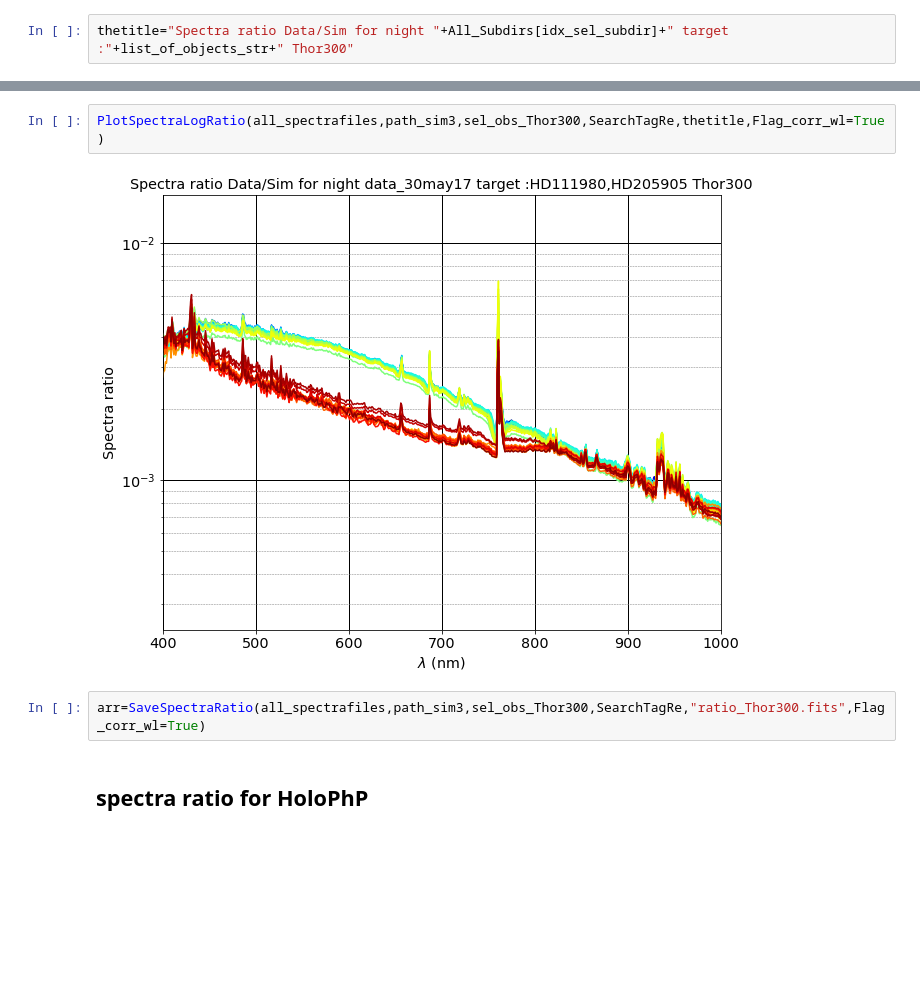
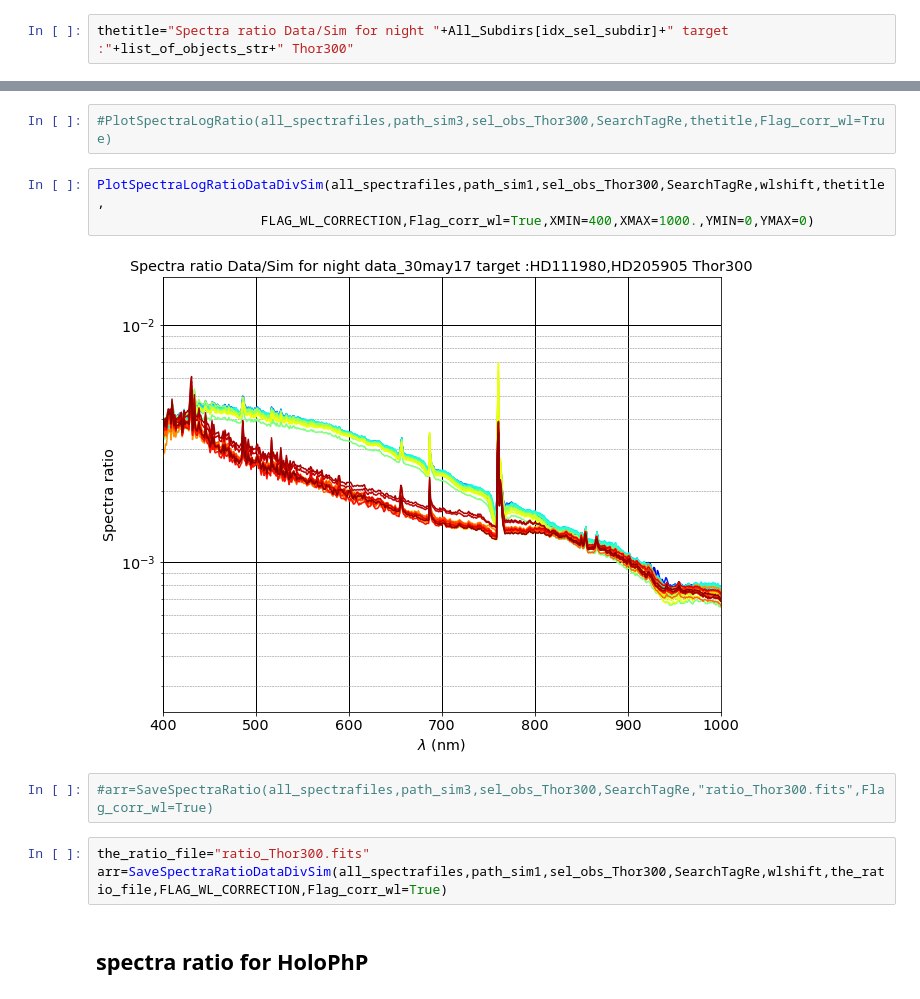
Before and after one commit to sylvielsstfr/SpectractorAnaAtm, a Jupyter notebook: ana_30may17/GetDisperserTransmission.ipynb, the cells around one changed output, grey strips where cells are left out. Saved outputs shown, nothing was run; the diff lists cells and outputs as text; blank space fills up the shorter version.

```diff
--- a/ana_30may17/GetDisperserTransmission.ipynb
+++ b/ana_30may17/GetDisperserTransmission.ipynb
@@ -819,9 +855,15 @@ PlotSpectraRatio(all_spectrafiles,path_sim1,sel_obs_Thor300,SearchTagRe,thetitle
 # %%
-PlotSpectraLogRatio(all_spectrafiles,path_sim3,sel_obs_Thor300,SearchTagRe,thetitle,Flag_corr_wl=True)
+#PlotSpectraLogRatio(all_spectrafiles,path_sim3,sel_obs_Thor300,SearchTagRe,thetitle,Flag_corr_wl=True)
-# %% [output]
-[figure, removed]
+# %%
+PlotSpectraLogRatioDataDivSim(all_spectrafiles,path_sim1,sel_obs_Thor300,SearchTagRe,wlshift,thetitle,
+                     FLAG_WL_CORRECTION,Flag_corr_wl=True,XMIN=400,XMAX=1000.,YMIN=0,YMAX=0)
+# %% [output]
+[figure, added]
 # %%
-arr=SaveSpectraRatio(all_spectrafiles,path_sim3,sel_obs_Thor300,SearchTagRe,"ratio_Thor300.fits",Flag_corr_wl=True)
+#arr=SaveSpectraRatio(all_spectrafiles,path_sim3,sel_obs_Thor300,SearchTagRe,"ratio_Thor300.fits",Flag_corr_wl=True)
+# %%
+the_ratio_file="ratio_Thor300.fits"
+arr=SaveSpectraRatioDataDivSim(all_spectrafiles,path_sim1,sel_obs_Thor300,SearchTagRe,wlshift,the_ratio_file,FLAG_WL_CORRECTION,Flag_corr_wl=True)
 # %% [markdown]
 ## spectra ratio for HoloPhP
 # %%
```
Also changed, not shown: parts of 47 cells of this notebook, 3 other files.
